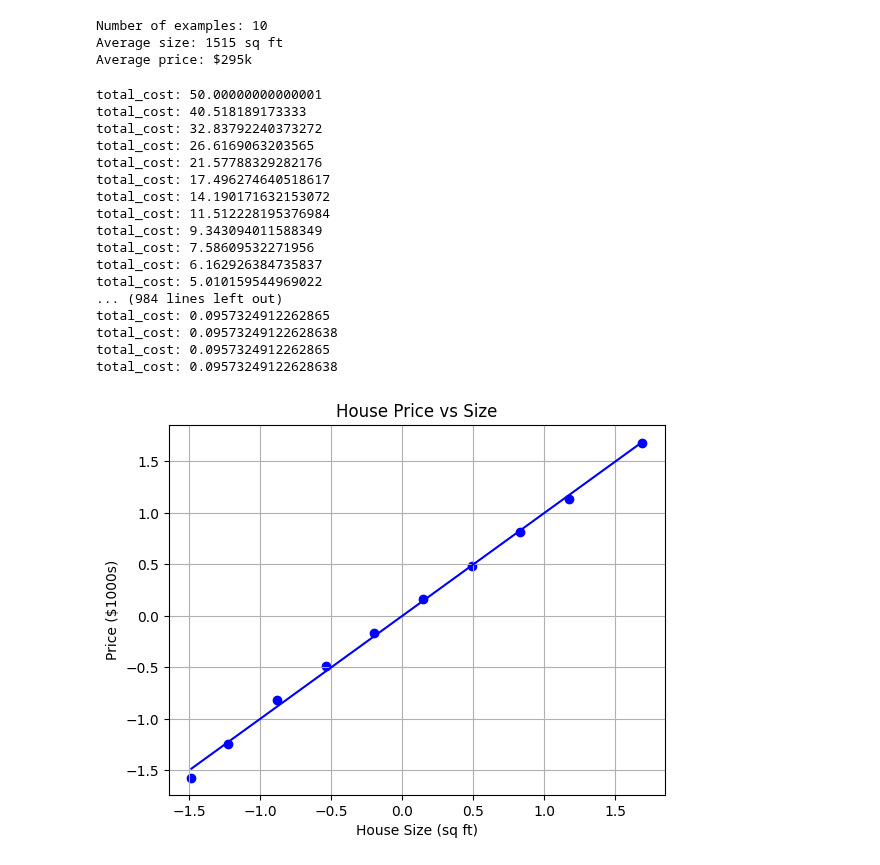
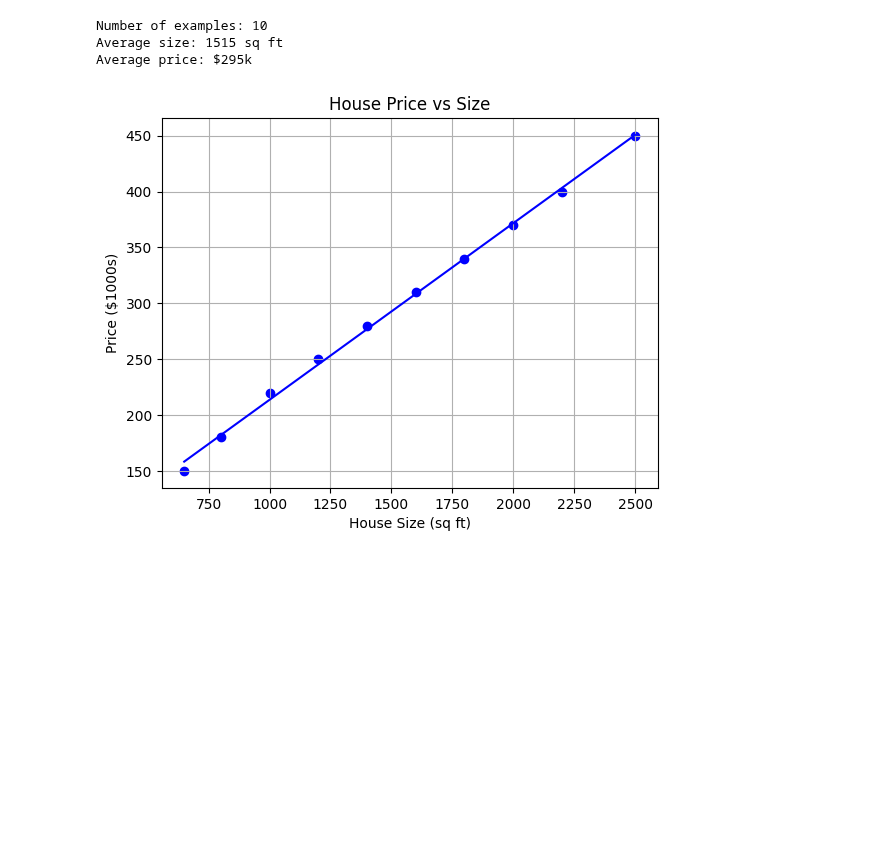
Before and after one commit to dBinet/edgeAiLearning, a Jupyter notebook: week2_linearRegression.ipynb, the cells around one changed output. Cells and saved outputs as stored; diff of their text form; code cells hidden in the pictures; blank space fills up the shorter version.

Commit message:
Fixed cost function isssue with the 2m division. Also updated the last plot function to use the original scale

```diff
--- a/week2_linearRegression.ipynb
+++ b/week2_linearRegression.ipynb
@@ -70,7 +70,7 @@ def cost_total_function (x, y, w, b):
 
     for i in range (m):
         total_cost = total_cost + cost_function(x[i], y[i], w, b)
-    total_cost = total_cost/2 * m
+    total_cost = total_cost/(2 * m)
 
     return total_cost
 # %%
@@ -126,47 +128,33 @@ def gradient_descent(x, y, w, b, learning_rate, num_iters):
 # %%
 w = 0
 b = 0
 
 # Scale the features
 scaler_x = StandardScaler()
 scaler_y = StandardScaler()
 
 size_scaled = scaler_x.fit_transform(size.reshape(-1, 1)).flatten()
 price_scaled = scaler_y.fit_transform(price.reshape(-1, 1)).flatten()
 
-w, b = gradient_descent (size_scaled, price_scaled, w, b, 0.1, 1000)
+w, b = gradient_descent (size_scaled, price_scaled, w, b, 0.1, 200)
 
 m = size.shape[0]
-predicted = np.zeros(m)
+predicted_scaled = np.zeros(m)
 
 for i in range(m):
-    predicted[i] = w * size_scaled[i] + b
+    predicted_scaled[i] = w * size_scaled[i] + b
+
+# INVERSE TRANSFORM: Convert predictions back to original scale
+predicted_original = scaler_y.inverse_transform(predicted_scaled.reshape(-1, 1)).flatten()
 
 # Plot the linear fit
-plt.plot(size_scaled, predicted, c = "b")
+plt.plot(size, predicted_original, c = "b")
 
-plt.scatter(size_scaled, price_scaled, color='blue', marker='o')
+plt.scatter(size, price, color='blue', marker='o')
 plt.xlabel('House Size (sq ft)')
 plt.ylabel('Price ($1000s)')
 plt.title('House Price vs Size')
 plt.grid(True)
 plt.show()
 # %% [output]
-total_cost: 50.00000000000001
-total_cost: 40.518189173333
-total_cost: 32.83792240373272
-total_cost: 26.6169063203565
-total_cost: 21.57788329282176
-total_cost: 17.496274640518617
-total_cost: 14.190171632153072
-total_cost: 11.512228195376984
-total_cost: 9.343094011588349
-total_cost: 7.58609532271956
-total_cost: 6.162926384735837
-total_cost: 5.010159544969022
-... (984 lines left out)
-total_cost: 0.0957324912262865
-total_cost: 0.09573249122628638
-total_cost: 0.0957324912262865
-total_cost: 0.09573249122628638
-[figure, old version]
+[figure, new version]
```
Also changed, not shown: parts of 1 cell of this notebook.
